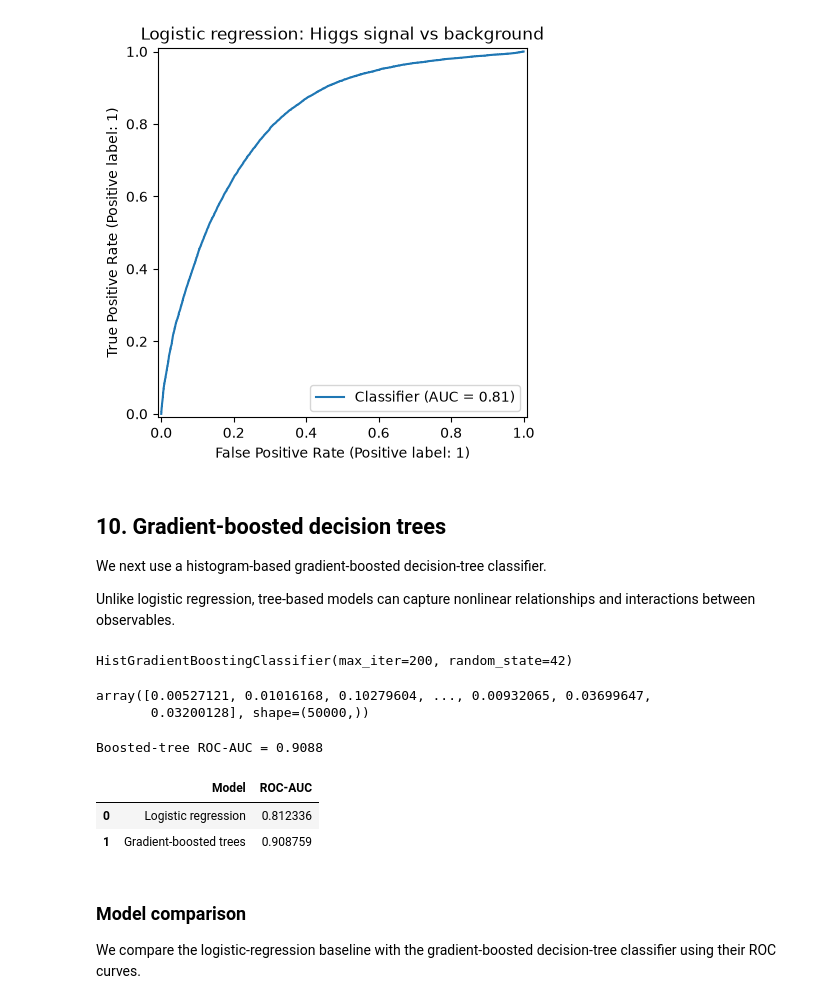
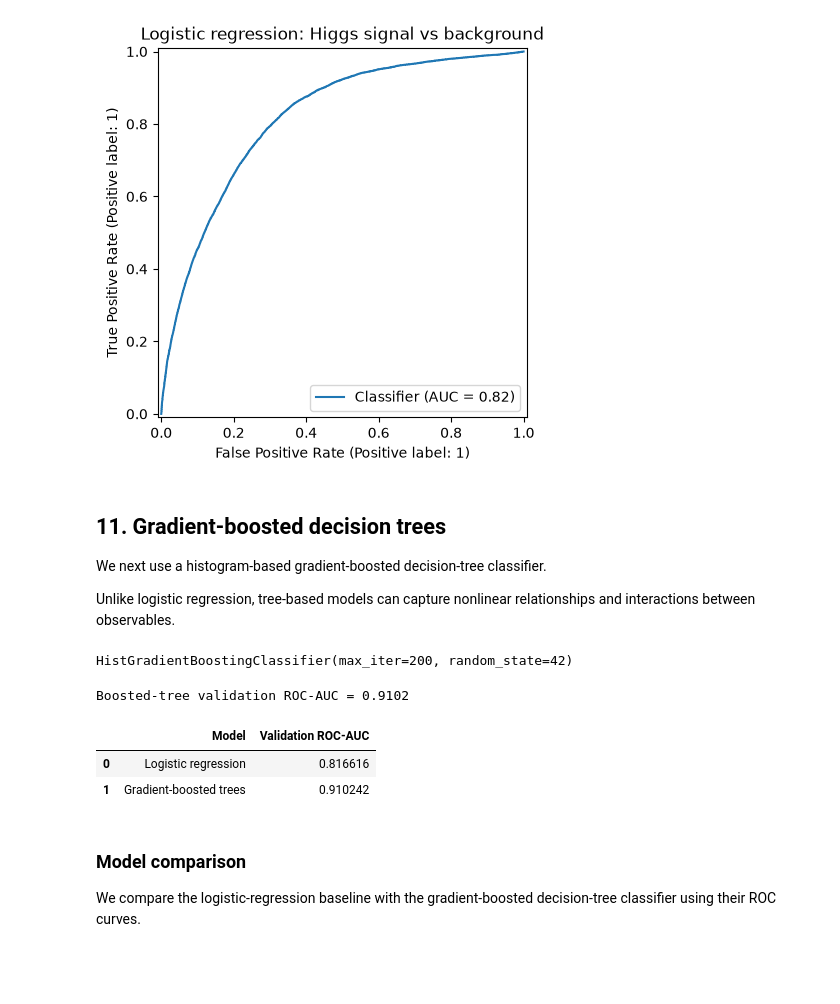
Before and after one commit to nicobenincasa/higgs_ml, a Jupyter notebook: notebooks/01_exploration.ipynb, the cells around one changed output. Cells and saved outputs as stored; diff of their text form; code cells hidden in the pictures; blank space fills up the shorter version.

```diff
--- a/notebooks/01_exploration.ipynb
+++ b/notebooks/01_exploration.ipynb
@@ -243,0 +268,12 @@ print(y_test.mean())
+# %%
+X_train, X_val, y_train, y_val = train_test_split(
+    X_dev,
+    y_dev,
+    test_size=0.20,
+    random_state=42,
+    stratify=y_dev,
+)
+
+print("Training:", X_train.shape)
+print("Validation:", X_val.shape)
+print("Test:", X_test.shape)
@@ -265,5 +305,12 @@ Pipeline(steps=[('imputer', SimpleImputer(strategy='median')),
                 ('scaler', StandardScaler()),
                 ('classifier', LogisticRegression(max_iter=1000))])
 # %%
-logistic_model.predict_proba(X_test)
+logistic_val_score = logistic_model.predict_proba(X_val)[:, 1]
+
+logistic_val_auc = roc_auc_score(
+    y_val,
+    logistic_val_score,
+)
+
+print(f"Validation ROC-AUC = {logistic_val_auc:.4f}")
 # %% [output]
@@ -304,7 +334,7 @@ plt.show()
 # %% [output]
 [figure]
 # %% [markdown]
-## 10. Gradient-boosted decision trees
+## 11. Gradient-boosted decision trees
 
 We next use a histogram-based gradient-boosted decision-tree classifier.
 
@@ -322,37 +352,33 @@ boosted_model.fit(X_train, y_train)
 # %% [output]
 HistGradientBoostingClassifier(max_iter=200, random_state=42)
 # %%
-boosted_score = boosted_model.predict_proba(X_test)[:, 1]
-boosted_score
+boosted_val_score = boosted_model.predict_proba(X_val)[:, 1]
+
+boosted_val_auc = roc_auc_score(
+    y_val,
+    boosted_val_score,
+)
+
+print(f"Boosted-tree validation ROC-AUC = {boosted_val_auc:.4f}")
 # %% [output]
-array([0.00527121, 0.01016168, 0.10279604, ..., 0.00932065, 0.03699647,
-       0.03200128], shape=(50000,))
+Boosted-tree validation ROC-AUC = 0.9102
-# %%
-boosted_auc = roc_auc_score(
-    y_test,
-    boosted_score,
-)
-
-print(f"Boosted-tree ROC-AUC = {boosted_auc:.4f}")
-# %% [output]
-Boosted-tree ROC-AUC = 0.9088
 # %%
 baseline_results = pd.DataFrame({
     "Model": [
         "Logistic regression",
         "Gradient-boosted trees",
     ],
-    "ROC-AUC": [
-        logistic_auc,
-        boosted_auc,
+    "Validation ROC-AUC": [
+        logistic_val_auc,
+        boosted_val_auc,
     ],
 })
 
 baseline_results
 # %% [output]
-|  | Model | ROC-AUC |
-| 0 | Logistic regression | 0.812336 |
-| 1 | Gradient-boosted trees | 0.908759 |
+|  | Model | Validation ROC-AUC |
+| 0 | Logistic regression | 0.816616 |
+| 1 | Gradient-boosted trees | 0.910242 |
 # %% [markdown]
 ### Model comparison
 
```
Also changed, not shown: parts of 34 cells of this notebook, 6 other files.
